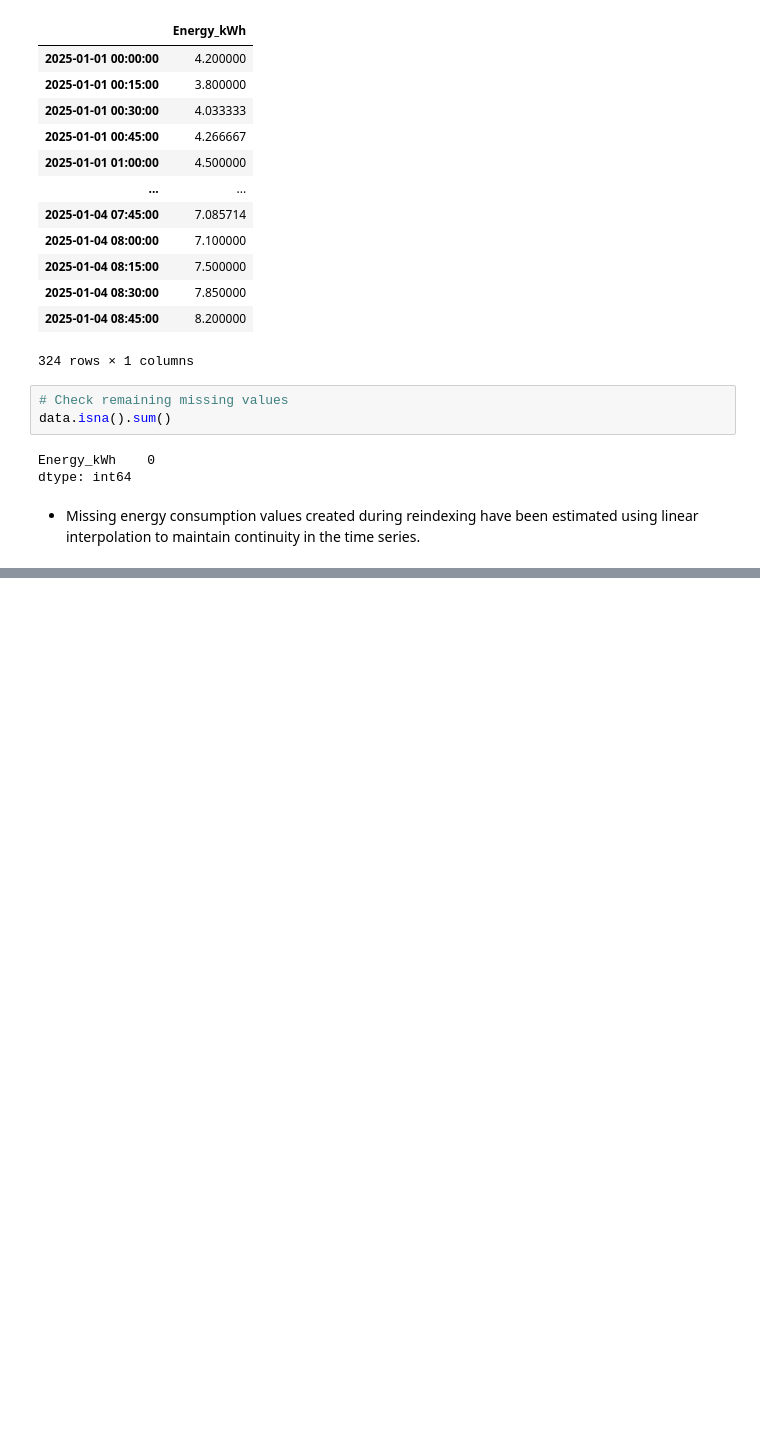
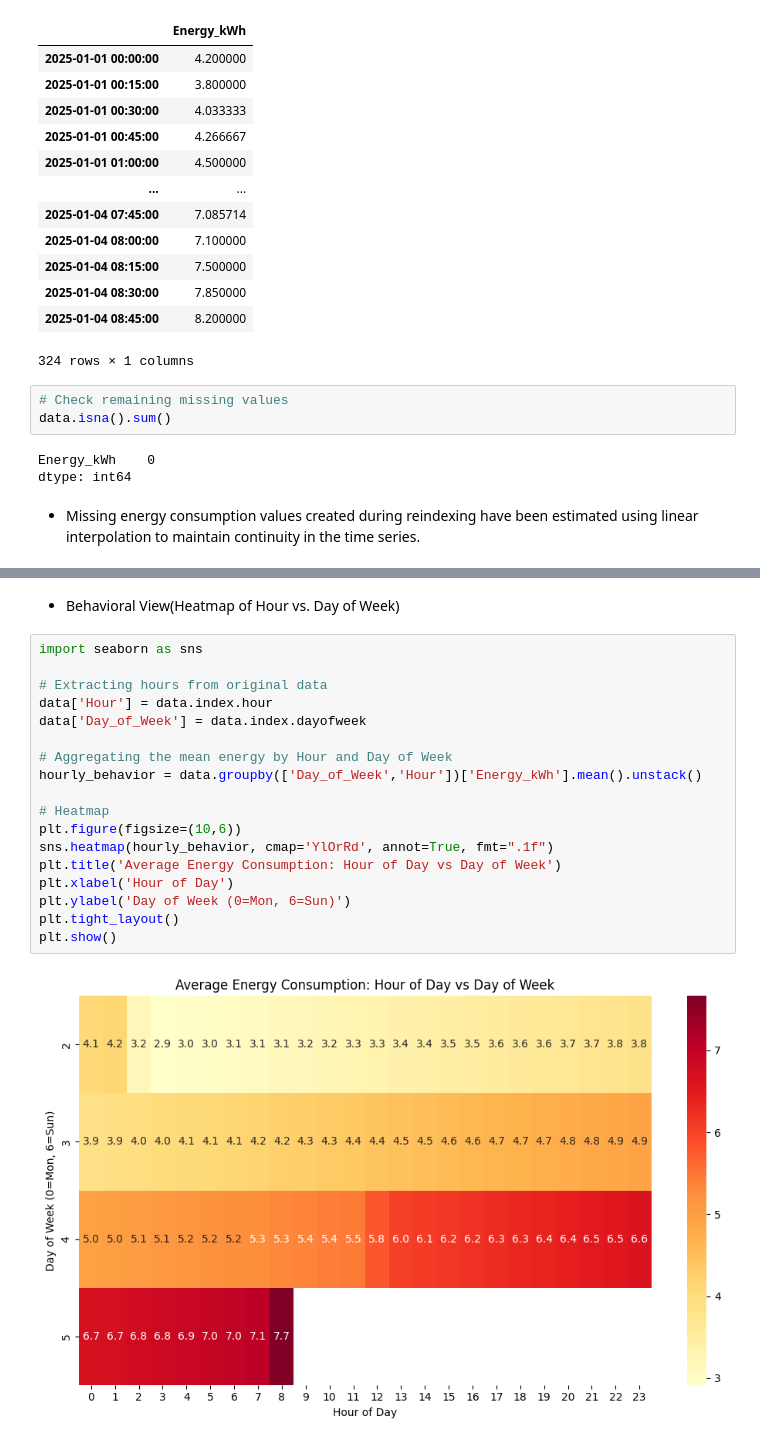
Before and after one commit to Agumekenneth/Time-series-, a Jupyter notebook: week 3/Assignment_one.ipynb, the cells around one changed output, grey strips where cells are left out. Saved outputs shown, nothing was run; the diff lists cells and outputs as text; blank space fills up the shorter version.

```diff
--- a/week 3/Assignment_one.ipynb
+++ b/week 3/Assignment_one.ipynb
@@ -187,0 +233,22 @@ dtype: int64
+# %% [markdown]
+- Behavioral View(Heatmap of Hour vs. Day of Week)
+# %%
+import seaborn as sns
+
+# Extracting hours from original data
+data['Hour'] = data.index.hour
+data['Day_of_Week'] = data.index.dayofweek
+
+# Aggregating the mean energy by Hour and Day of Week
+hourly_behavior = data.groupby(['Day_of_Week','Hour'])['Energy_kWh'].mean().unstack()
+
+# Heatmap
+plt.figure(figsize=(10,6))
+sns.heatmap(hourly_behavior, cmap='YlOrRd', annot=True, fmt=".1f")
+plt.title('Average Energy Consumption: Hour of Day vs Day of Week')
+plt.xlabel('Hour of Day')
+plt.ylabel('Day of Week (0=Mon, 6=Sun)')
+plt.tight_layout()
+plt.show()
+# %% [output]
+[figure, added]
```
Also changed, not shown: parts of 5 cells of this notebook.
